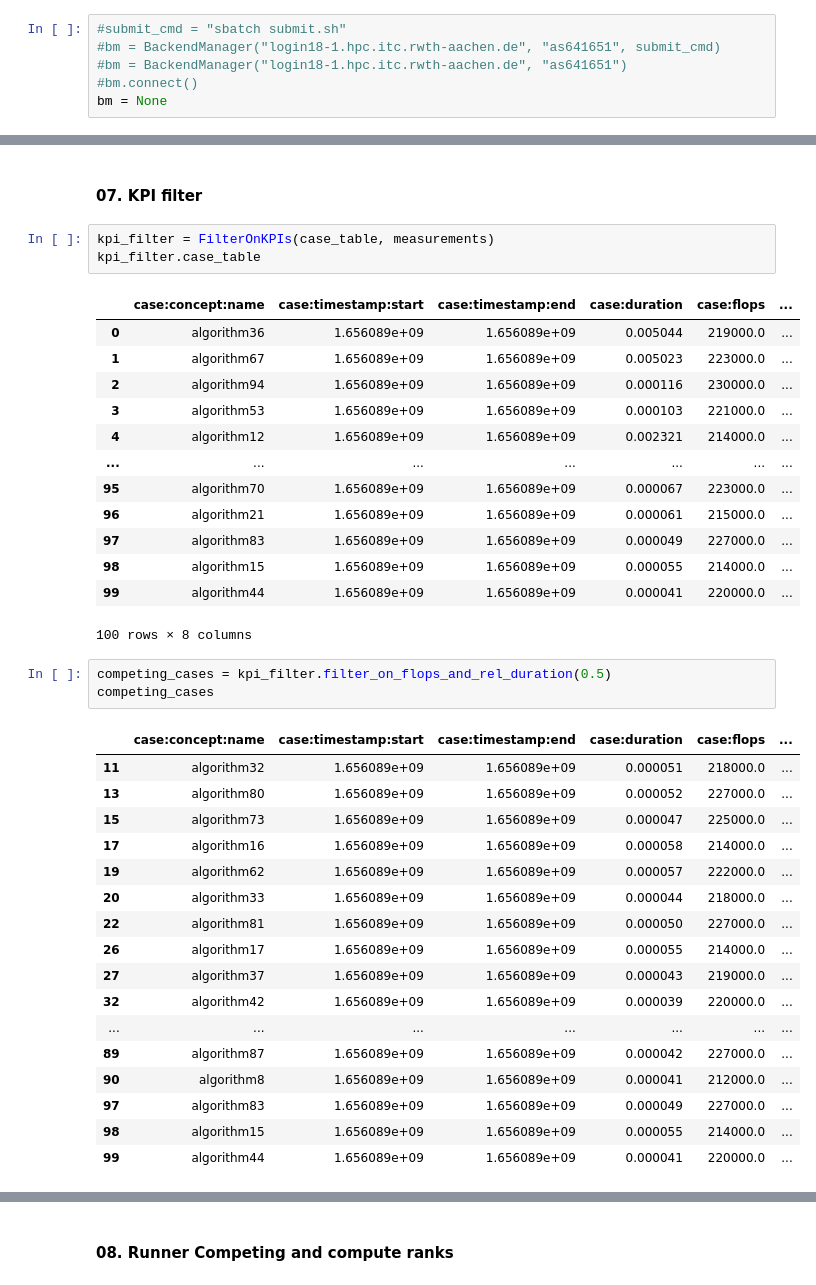
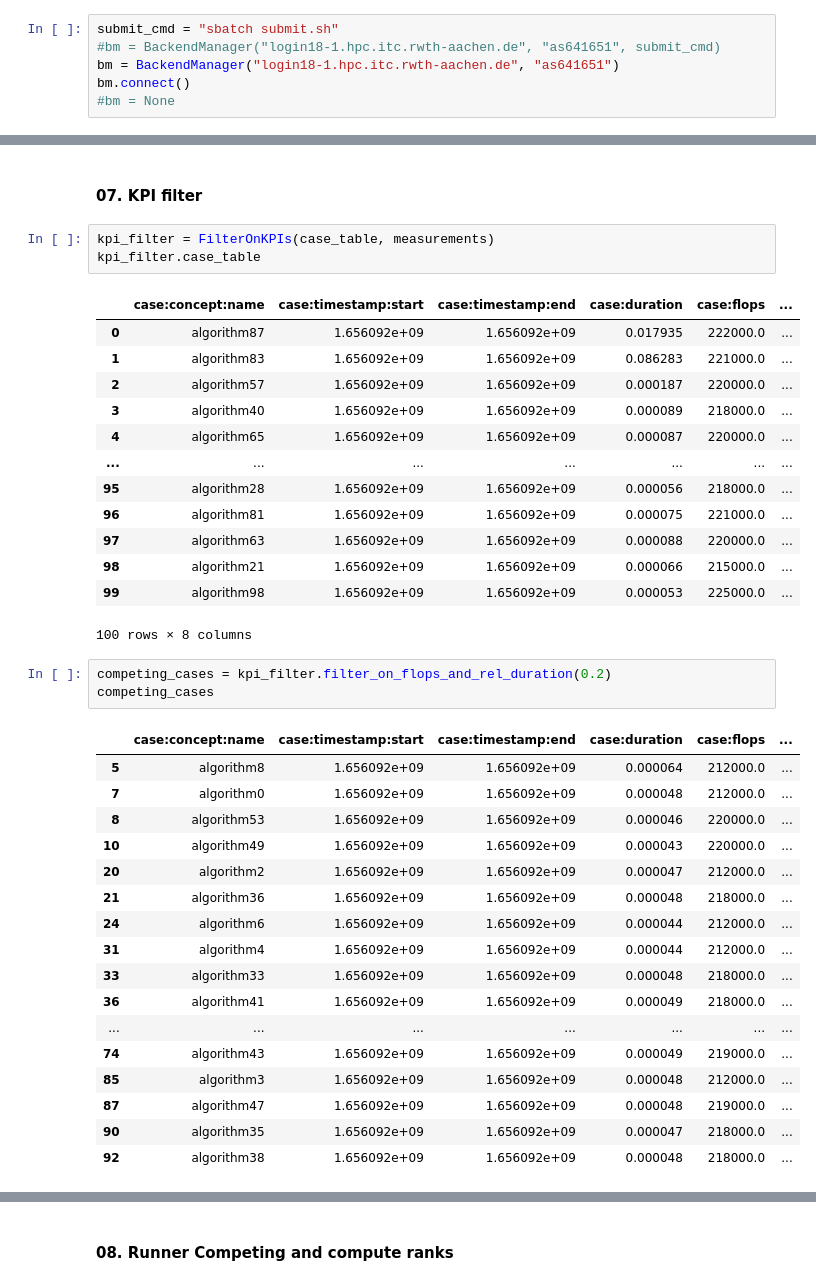
Before and after one commit to as641651/Experiment2, a Jupyter notebook: notes/04_GLS.ipynb, the cells around one changed output, grey strips where cells are left out. Cells and saved outputs as stored; diff of their text form.

```diff
--- a/notes/04_GLS.ipynb
+++ b/notes/04_GLS.ipynb
@@ -18,11 +18,11 @@ import shutil
 # %% [markdown]
 #### 01. Backend -NA
 # %%
-#submit_cmd = "sbatch submit.sh"
+submit_cmd = "sbatch submit.sh"
 #bm = BackendManager("login18-1.hpc.itc.rwth-aachen.de", "as641651", submit_cmd)
-#bm = BackendManager("login18-1.hpc.itc.rwth-aachen.de", "as641651")
-#bm.connect()
-bm = None
+bm = BackendManager("login18-1.hpc.itc.rwth-aachen.de", "as641651")
+bm.connect()
+#bm = None
 # %% [markdown]
 #### 02. Runner
 # %%
@@ -151,39 +137,39 @@ kpi_filter = FilterOnKPIs(case_table, measurements)
 kpi_filter.case_table
 # %% [output]
 |  | case:concept:name | case:timestamp:start | case:timestamp:end | case:duration | case:flops | ... |
-| 0 | algorithm36 | 1.656089e+09 | 1.656089e+09 | 0.005044 | 219000.0 | ... |
-| 1 | algorithm67 | 1.656089e+09 | 1.656089e+09 | 0.005023 | 223000.0 | ... |
-| 2 | algorithm94 | 1.656089e+09 | 1.656089e+09 | 0.000116 | 230000.0 | ... |
-| 3 | algorithm53 | 1.656089e+09 | 1.656089e+09 | 0.000103 | 221000.0 | ... |
-| 4 | algorithm12 | 1.656089e+09 | 1.656089e+09 | 0.002321 | 214000.0 | ... |
+| 0 | algorithm87 | 1.656092e+09 | 1.656092e+09 | 0.017935 | 222000.0 | ... |
+| 1 | algorithm83 | 1.656092e+09 | 1.656092e+09 | 0.086283 | 221000.0 | ... |
+| 2 | algorithm57 | 1.656092e+09 | 1.656092e+09 | 0.000187 | 220000.0 | ... |
+| 3 | algorithm40 | 1.656092e+09 | 1.656092e+09 | 0.000089 | 218000.0 | ... |
+| 4 | algorithm65 | 1.656092e+09 | 1.656092e+09 | 0.000087 | 220000.0 | ... |
 | ... | ... | ... | ... | ... | ... | ... |
-| 95 | algorithm70 | 1.656089e+09 | 1.656089e+09 | 0.000067 | 223000.0 | ... |
-| 96 | algorithm21 | 1.656089e+09 | 1.656089e+09 | 0.000061 | 215000.0 | ... |
-| 97 | algorithm83 | 1.656089e+09 | 1.656089e+09 | 0.000049 | 227000.0 | ... |
-| 98 | algorithm15 | 1.656089e+09 | 1.656089e+09 | 0.000055 | 214000.0 | ... |
-| 99 | algorithm44 | 1.656089e+09 | 1.656089e+09 | 0.000041 | 220000.0 | ... |
+| 95 | algorithm28 | 1.656092e+09 | 1.656092e+09 | 0.000056 | 218000.0 | ... |
+| 96 | algorithm81 | 1.656092e+09 | 1.656092e+09 | 0.000075 | 221000.0 | ... |
+| 97 | algorithm63 | 1.656092e+09 | 1.656092e+09 | 0.000088 | 220000.0 | ... |
+| 98 | algorithm21 | 1.656092e+09 | 1.656092e+09 | 0.000066 | 215000.0 | ... |
+| 99 | algorithm98 | 1.656092e+09 | 1.656092e+09 | 0.000053 | 225000.0 | ... |
 100 rows × 8 columns
 # %%
-competing_cases = kpi_filter.filter_on_flops_and_rel_duration(0.5)
+competing_cases = kpi_filter.filter_on_flops_and_rel_duration(0.2)
 competing_cases
 # %% [output]
 |  | case:concept:name | case:timestamp:start | case:timestamp:end | case:duration | case:flops | ... |
-| 11 | algorithm32 | 1.656089e+09 | 1.656089e+09 | 0.000051 | 218000.0 | ... |
-| 13 | algorithm80 | 1.656089e+09 | 1.656089e+09 | 0.000052 | 227000.0 | ... |
-| 15 | algorithm73 | 1.656089e+09 | 1.656089e+09 | 0.000047 | 225000.0 | ... |
-| 17 | algorithm16 | 1.656089e+09 | 1.656089e+09 | 0.000058 | 214000.0 | ... |
-| 19 | algorithm62 | 1.656089e+09 | 1.656089e+09 | 0.000057 | 222000.0 | ... |
-| 20 | algorithm33 | 1.656089e+09 | 1.656089e+09 | 0.000044 | 218000.0 | ... |
-| 22 | algorithm81 | 1.656089e+09 | 1.656089e+09 | 0.000050 | 227000.0 | ... |
-| 26 | algorithm17 | 1.656089e+09 | 1.656089e+09 | 0.000055 | 214000.0 | ... |
-| 27 | algorithm37 | 1.656089e+09 | 1.656089e+09 | 0.000043 | 219000.0 | ... |
-| 32 | algorithm42 | 1.656089e+09 | 1.656089e+09 | 0.000039 | 220000.0 | ... |
+| 5 | algorithm8 | 1.656092e+09 | 1.656092e+09 | 0.000064 | 212000.0 | ... |
+| 7 | algorithm0 | 1.656092e+09 | 1.656092e+09 | 0.000048 | 212000.0 | ... |
+| 8 | algorithm53 | 1.656092e+09 | 1.656092e+09 | 0.000046 | 220000.0 | ... |
+| 10 | algorithm49 | 1.656092e+09 | 1.656092e+09 | 0.000043 | 220000.0 | ... |
+| 20 | algorithm2 | 1.656092e+09 | 1.656092e+09 | 0.000047 | 212000.0 | ... |
+| 21 | algorithm36 | 1.656092e+09 | 1.656092e+09 | 0.000048 | 218000.0 | ... |
+| 24 | algorithm6 | 1.656092e+09 | 1.656092e+09 | 0.000044 | 212000.0 | ... |
+| 31 | algorithm4 | 1.656092e+09 | 1.656092e+09 | 0.000044 | 212000.0 | ... |
+| 33 | algorithm33 | 1.656092e+09 | 1.656092e+09 | 0.000048 | 218000.0 | ... |
+| 36 | algorithm41 | 1.656092e+09 | 1.656092e+09 | 0.000049 | 218000.0 | ... |
 | ... | ... | ... | ... | ... | ... | ... |
-| 89 | algorithm87 | 1.656089e+09 | 1.656089e+09 | 0.000042 | 227000.0 | ... |
-| 90 | algorithm8 | 1.656089e+09 | 1.656089e+09 | 0.000041 | 212000.0 | ... |
-| 97 | algorithm83 | 1.656089e+09 | 1.656089e+09 | 0.000049 | 227000.0 | ... |
-| 98 | algorithm15 | 1.656089e+09 | 1.656089e+09 | 0.000055 | 214000.0 | ... |
-| 99 | algorithm44 | 1.656089e+09 | 1.656089e+09 | 0.000041 | 220000.0 | ... |
+| 74 | algorithm43 | 1.656092e+09 | 1.656092e+09 | 0.000049 | 219000.0 | ... |
+| 85 | algorithm3 | 1.656092e+09 | 1.656092e+09 | 0.000048 | 212000.0 | ... |
+| 87 | algorithm47 | 1.656092e+09 | 1.656092e+09 | 0.000048 | 219000.0 | ... |
+| 90 | algorithm35 | 1.656092e+09 | 1.656092e+09 | 0.000047 | 218000.0 | ... |
+| 92 | algorithm38 | 1.656092e+09 | 1.656092e+09 | 0.000048 | 218000.0 | ... |
 # %%
 alg_seq_h0 = kpi_filter.get_alg_seq_sorted_on_duration(competing_cases)
 alg_seq_h0
```
Also changed, not shown: parts of 13 cells of this notebook, 6 other files.
